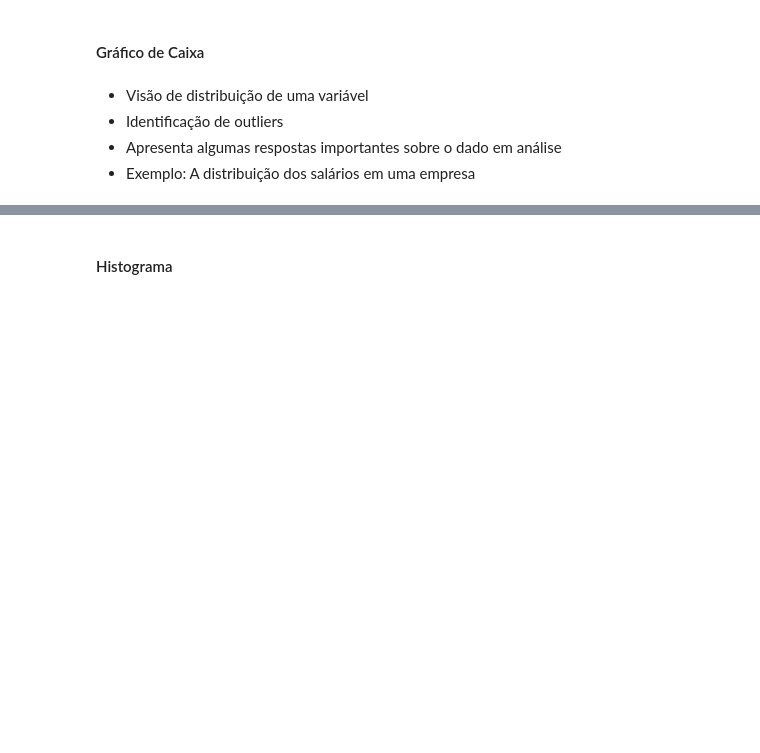
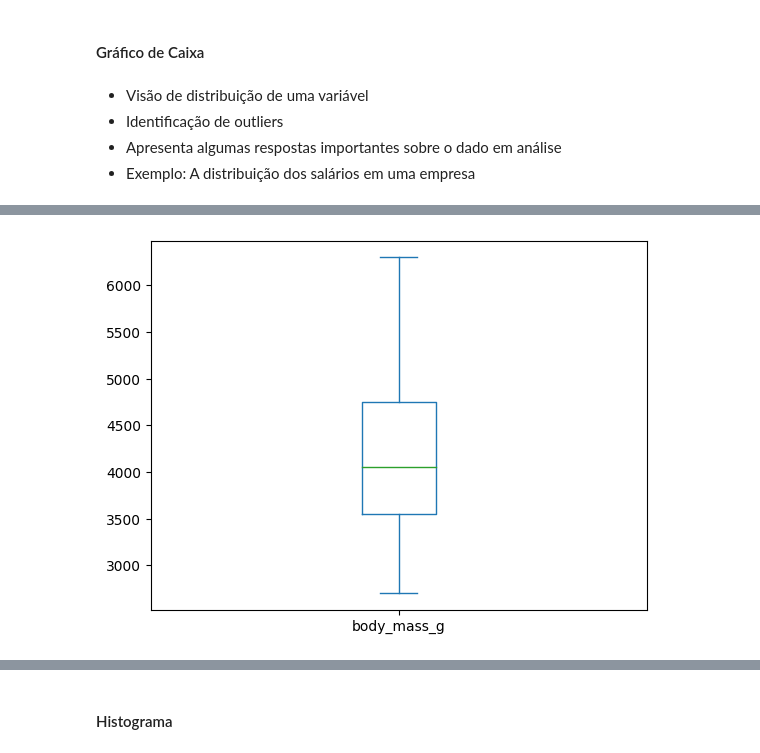
Before and after one commit to eltonflaviolima/Python_e_Dados, a Jupyter notebook: Tecnicas_de_programacao2/Aula01/Aula 1 - Gráficos com Pandas.ipynb, the cells around one changed output, grey strips where cells are left out. Cells and saved outputs as stored; diff of their text form; code cells hidden in the pictures; blank space fills up the shorter version.

```diff
--- a/Tecnicas_de_programacao2/Aula01/Aula 1 - Gráficos com Pandas.ipynb
+++ b/Tecnicas_de_programacao2/Aula01/Aula 1 - Gráficos com Pandas.ipynb
@@ -534,4 +595,7 @@ g2 = peng[peng['sex'] == 'Female'] \
 # %%
 # verificando o boxplot de uma coluna
+peng['body_mass_g'].plot(kind='box');
+# %% [output]
+[figure, added]
 # %%
 # consultando valores nulo
```
Also changed, not shown: parts of 56 cells of this notebook, 4 other files.
